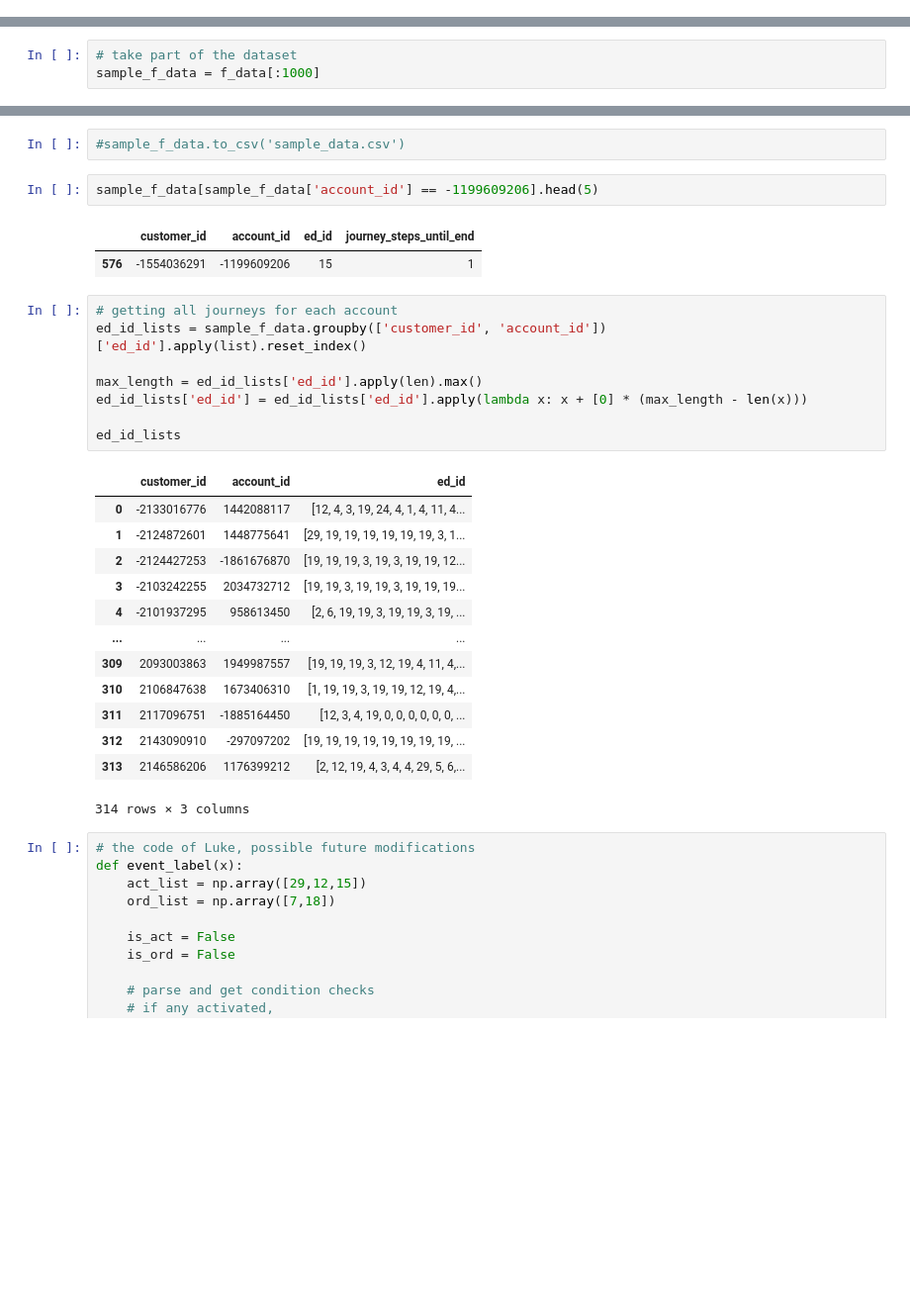
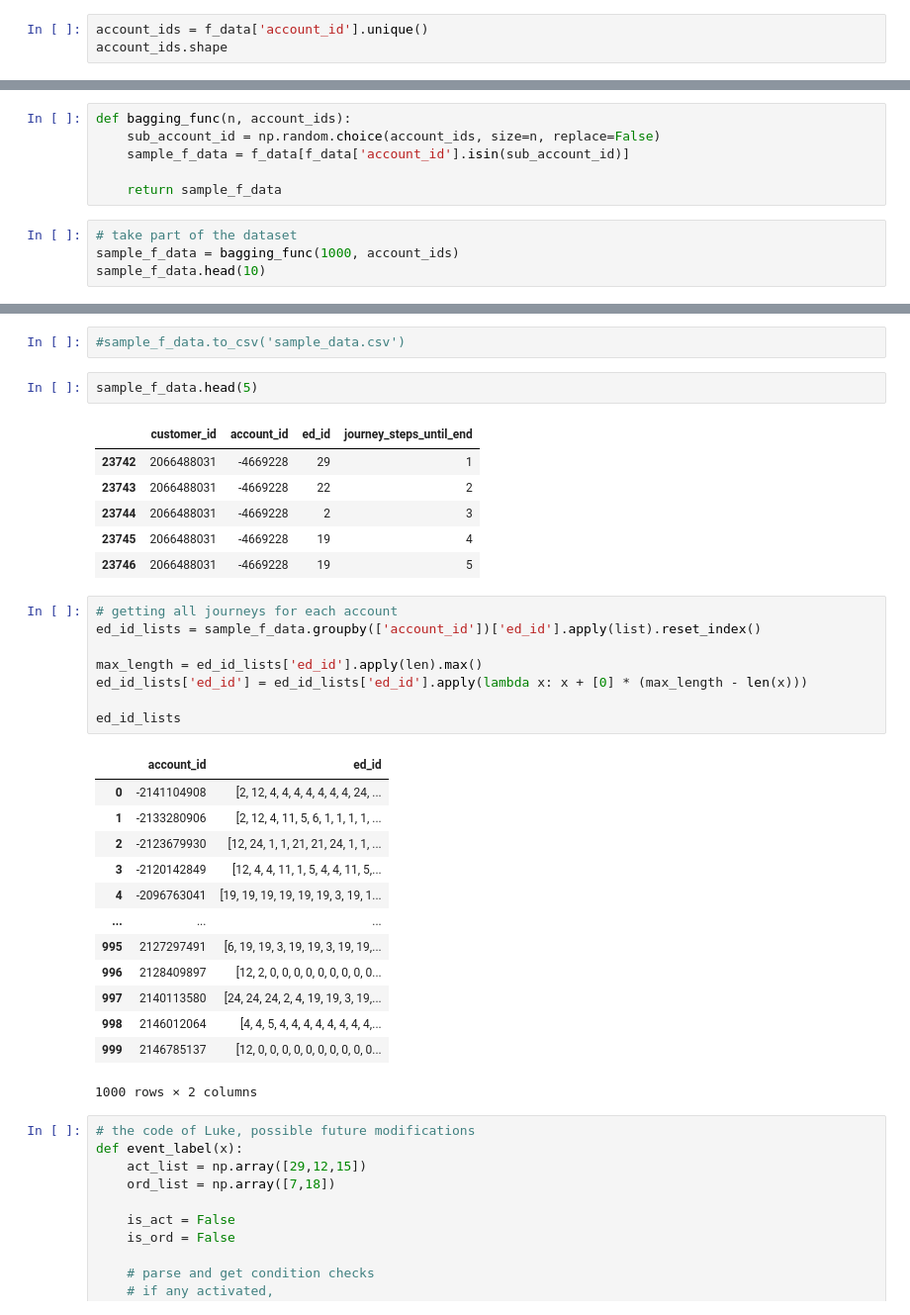
Before and after one commit to BattleCruiserRRR/MATH-M148, a Jupyter notebook: Mark's file/RNN.ipynb, the cells around one changed output, grey strips where cells are left out. Shown at 99% size. Drawn from its saved outputs; the diff is of its cells as text; blank space fills up the shorter version.

```diff
--- a/Mark's file/RNN.ipynb
+++ b/Mark's file/RNN.ipynb
@@ -25,0 +38,3 @@ f_data = pd.read_csv('no_dup_data.csv')
+# %%
+account_ids = f_data['account_id'].unique()
+account_ids.shape
@@ -26,3 +43,10 @@ f_data = pd.read_csv('no_dup_data.csv')
+# %%
+def bagging_func(n, account_ids):
+    sub_account_id = np.random.choice(account_ids, size=n, replace=False)
+    sample_f_data = f_data[f_data['account_id'].isin(sub_account_id)]
+
+    return sample_f_data
 # %%
 # take part of the dataset
-sample_f_data = f_data[:1000]
+sample_f_data = bagging_func(1000, account_ids)
+sample_f_data.head(10)
@@ -31,32 +71,36 @@ sample_f_data = sample_f_data[['customer_id', 'account_id', 'ed_id', 'journey_st
 # %%
 #sample_f_data.to_csv('sample_data.csv')
 # %%
-sample_f_data[sample_f_data['account_id'] == -1199609206].head(5)
+sample_f_data.head(5)
 # %% [output]
 |  | customer_id | account_id | ed_id | journey_steps_until_end |
-| 576 | -1554036291 | -1199609206 | 15 | 1 |
+| 23742 | 2066488031 | -4669228 | 29 | 1 |
+| 23743 | 2066488031 | -4669228 | 22 | 2 |
+| 23744 | 2066488031 | -4669228 | 2 | 3 |
+| 23745 | 2066488031 | -4669228 | 19 | 4 |
+| 23746 | 2066488031 | -4669228 | 19 | 5 |
 # %%
 # getting all journeys for each account
-ed_id_lists = sample_f_data.groupby(['customer_id', 'account_id'])['ed_id'].apply(list).reset_index()
+ed_id_lists = sample_f_data.groupby(['account_id'])['ed_id'].apply(list).reset_index()
 
 max_length = ed_id_lists['ed_id'].apply(len).max()
 ed_id_lists['ed_id'] = ed_id_lists['ed_id'].apply(lambda x: x + [0] * (max_length - len(x)))
 
 ed_id_lists
 # %% [output]
-|  | customer_id | account_id | ed_id |
-| 0 | -2133016776 | 1442088117 | [12, 4, 3, 19, 24, 4, 1, 4, 11, 4... |
-| 1 | -2124872601 | 1448775641 | [29, 19, 19, 19, 19, 19, 19, 3, 1... |
-| 2 | -2124427253 | -1861676870 | [19, 19, 19, 3, 19, 3, 19, 19, 12... |
-| 3 | -2103242255 | 2034732712 | [19, 19, 3, 19, 19, 3, 19, 19, 19... |
-| 4 | -2101937295 | 958613450 | [2, 6, 19, 19, 3, 19, 19, 3, 19, ... |
-| ... | ... | ... | ... |
-| 309 | 2093003863 | 1949987557 | [19, 19, 19, 3, 12, 19, 4, 11, 4,... |
-| 310 | 2106847638 | 1673406310 | [1, 19, 19, 3, 19, 19, 12, 19, 4,... |
-| 311 | 2117096751 | -1885164450 | [12, 3, 4, 19, 0, 0, 0, 0, 0, 0, ... |
-| 312 | 2143090910 | -297097202 | [19, 19, 19, 19, 19, 19, 19, 19, ... |
-| 313 | 2146586206 | 1176399212 | [2, 12, 19, 4, 3, 4, 4, 29, 5, 6,... |
+|  | account_id | ed_id |
+| 0 | -2141104908 | [2, 12, 4, 4, 4, 4, 4, 4, 4, 24, ... |
+| 1 | -2133280906 | [2, 12, 4, 11, 5, 6, 1, 1, 1, 1, ... |
+| 2 | -2123679930 | [12, 24, 1, 1, 21, 21, 24, 1, 1, ... |
+| 3 | -2120142849 | [12, 4, 4, 11, 1, 5, 4, 4, 11, 5,... |
+| 4 | -2096763041 | [19, 19, 19, 19, 19, 19, 3, 19, 1... |
+| ... | ... | ... |
+| 995 | 2127297491 | [6, 19, 19, 3, 19, 19, 3, 19, 19,... |
+| 996 | 2128409897 | [12, 2, 0, 0, 0, 0, 0, 0, 0, 0, 0... |
+| 997 | 2140113580 | [24, 24, 24, 2, 4, 19, 19, 3, 19,... |
+| 998 | 2146012064 | [4, 4, 5, 4, 4, 4, 4, 4, 4, 4, 4,... |
+| 999 | 2146785137 | [12, 0, 0, 0, 0, 0, 0, 0, 0, 0, 0... |
-314 rows × 3 columns
+1000 rows × 2 columns
 # %%
 # the code of Luke, possible future modifications
 def event_label(x):
```
Also changed, not shown: parts of 29 cells of this notebook.
